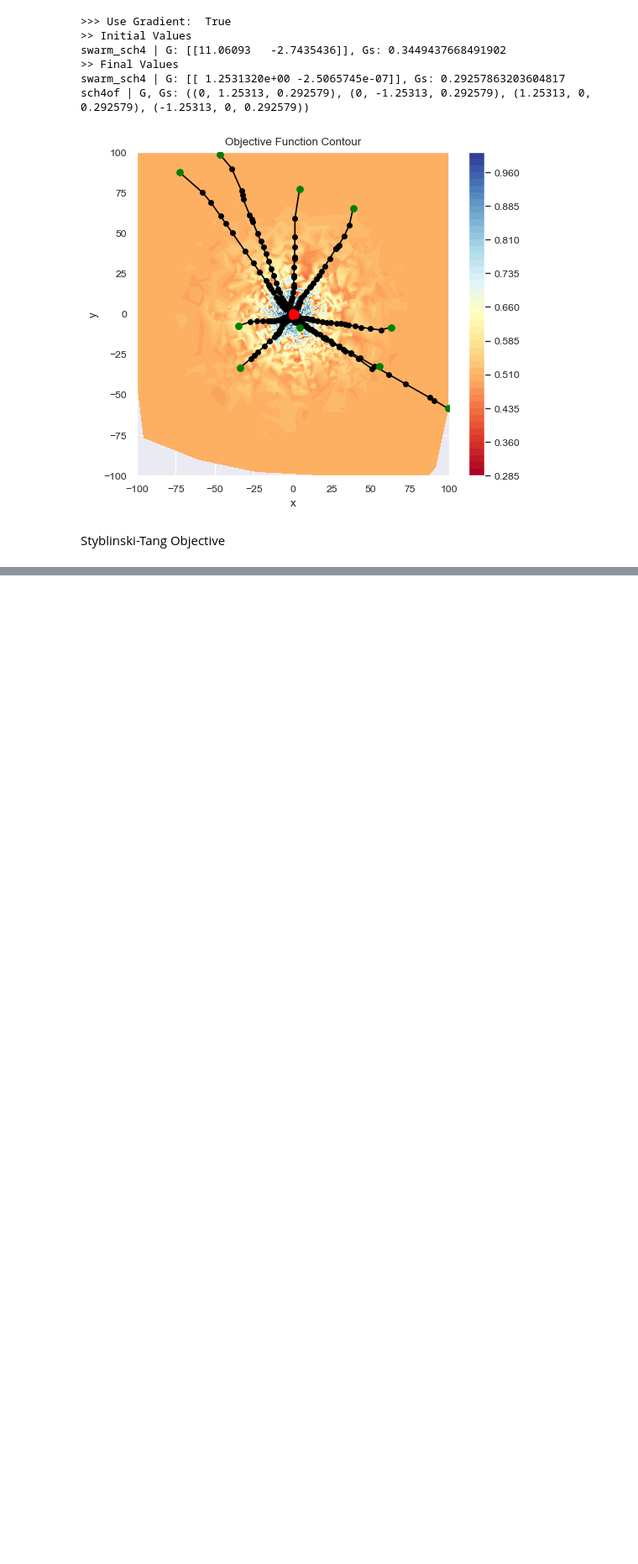
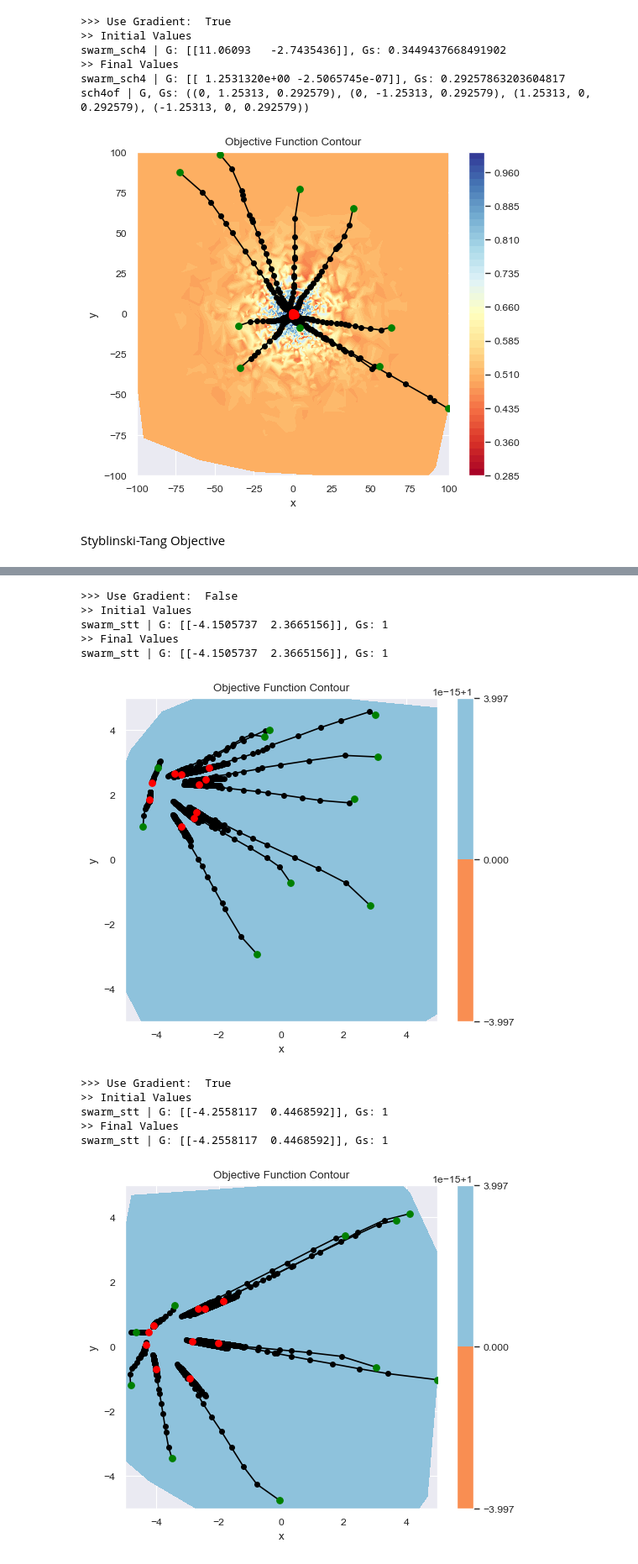
Before and after one commit to adityaprakash-work/OptiHive, a Jupyter notebook: examples.ipynb, the cells around one changed output, grey strips where cells are left out. Shown at 84% size. Saved outputs shown, nothing was run; the diff lists cells and outputs as text; code cells hidden in the pictures; blank space fills up the shorter version.

```diff
--- a/examples.ipynb
+++ b/examples.ipynb
@@ -1013,0 +1014,55 @@ sttof | G, Gs: ((-2.903534, -2.903534, -78.33233),)
+# %%
+sttof = lambda kwargs: 1
+ss2d_sttof = {
+    "x": ("con", (-5, 5)),
+    "y": ("con", (-5, 5)),
+}
+
+# print("True loss Contour")
+# sttof.plot2d()
+for use_grad in [False, True]:
+    sot_stt = ohp.SwarmObjectiveTracker(
+        track_params=["x", "y"],
+        eager=False,
+        lazy_step=2,
+    )
+    swarm_stt = ohp.VanillaSwarm(
+        search_space=ss2d_sttof,
+        n_particles=200,
+        objective_function=sttof,
+        cc=0.1,
+        sc=0.3,
+        r1=0.3,
+        r2=0.3,
+        use_gradient=use_grad,
+        gw=0.1,
+        n_perturb=2,
+        r3=0.1,
+        trackers=[sot_stt],
+    )
+
+    print(">>> Use Gradient: ", use_grad)
+    print(">> Initial Values")
+    print(f"swarm_stt | G: {swarm_stt.G}, Gs: {swarm_stt.Gs}")
+
+    swarm_stt.run(500)
+
+    print(">> Final Values")
+    print(f"swarm_stt | G: {swarm_stt.G}, Gs: {swarm_stt.Gs}")
+    # print(f"sttof | G, Gs: {sttof.global_minima_2d}")
+    sot_stt.draw_lazy(
+        particle_indices=[p for p in range(0, swarm_stt.n_particles, 20)],
+    )
+# %% [output]
+>>> Use Gradient:  False
+>> Initial Values
+swarm_stt | G: [[-4.1505737  2.3665156]], Gs: 1
+>> Final Values
+swarm_stt | G: [[-4.1505737  2.3665156]], Gs: 1
+[figure, added]
+>>> Use Gradient:  True
+>> Initial Values
+swarm_stt | G: [[-4.2558117  0.4468592]], Gs: 1
+>> Final Values
+swarm_stt | G: [[-4.2558117  0.4468592]], Gs: 1
+[figure, added]
```
Also changed, not shown: parts of 1 cell of this notebook, 4 other files.
